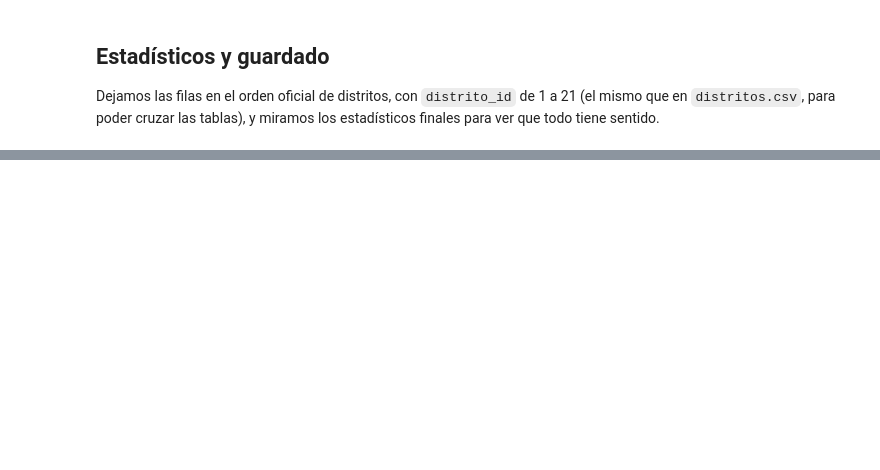
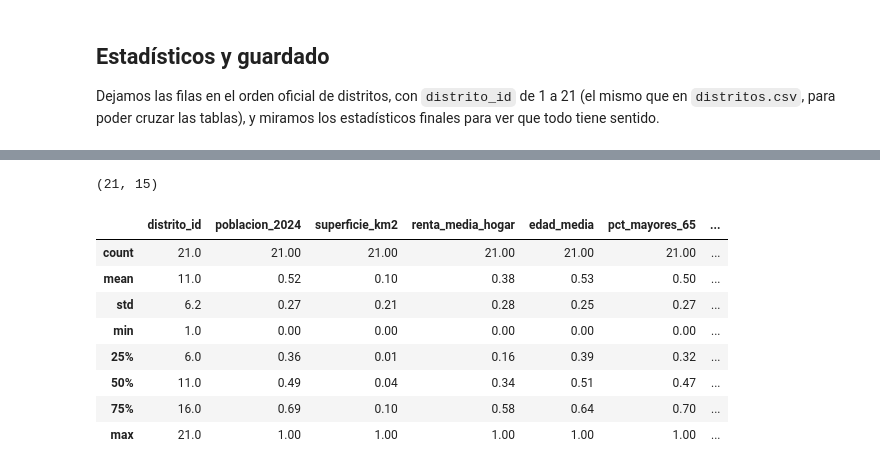
Before and after one commit to PabloCarreras7/Project-UC3M, a Jupyter notebook: 1_3_clustering/limpieza_socioeconomico.ipynb, the cells around one changed output, grey strips where cells are left out. Saved outputs shown, nothing was run; the diff lists cells and outputs as text; code cells hidden in the pictures; blank space fills up the shorter version.

Commit message:
Socioeconomico: normalizacion 0-1 y redaccion afirmada

```diff
--- a/1_3_clustering/limpieza_socioeconomico.ipynb
+++ b/1_3_clustering/limpieza_socioeconomico.ipynb
@@ -337,0 +346,20 @@ max         257329.00          237.84           71432.00       48.10           2
+# %%
+cols_norm = [c for c in soc.columns if c not in ('distrito_id', 'distrito')]
+soc_norm = soc[['distrito_id', 'distrito']].copy()
+for c in cols_norm:
+    minimo, maximo = soc[c].min(), soc[c].max()
+    soc_norm[c] = ((soc[c] - minimo) / (maximo - minimo)).round(4)
+soc_norm.to_csv('socioeconomico_normalizado.csv', index=False)
+print(soc_norm.shape)   # (21, 15): mismas columnas, valores entre 0 y 1
+soc_norm.describe().round(2)
+# %% [output]
+(21, 15)
+|  | distrito_id | poblacion_2024 | superficie_km2 | renta_media_hogar | edad_media | pct_mayores_65 | ... |
+| count | 21.0 | 21.00 | 21.00 | 21.00 | 21.00 | 21.00 | ... |
+| mean | 11.0 | 0.52 | 0.10 | 0.38 | 0.53 | 0.50 | ... |
+| std | 6.2 | 0.27 | 0.21 | 0.28 | 0.25 | 0.27 | ... |
+| min | 1.0 | 0.00 | 0.00 | 0.00 | 0.00 | 0.00 | ... |
+| 25% | 6.0 | 0.36 | 0.01 | 0.16 | 0.39 | 0.32 | ... |
+| 50% | 11.0 | 0.49 | 0.04 | 0.34 | 0.51 | 0.47 | ... |
+| 75% | 16.0 | 0.69 | 0.10 | 0.58 | 0.64 | 0.70 | ... |
+| max | 21.0 | 1.00 | 1.00 | 1.00 | 1.00 | 1.00 | ... |
```
Also changed, not shown: parts of 16 cells of this notebook.
